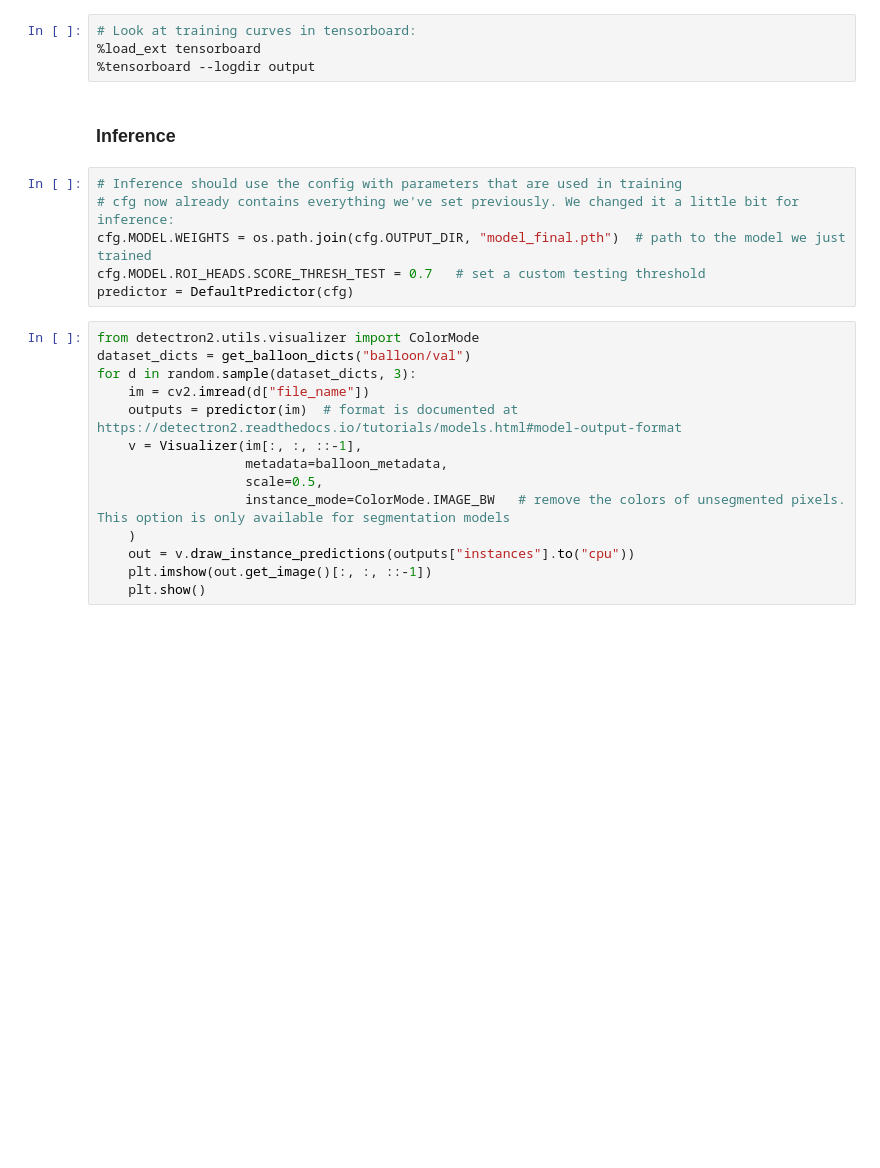
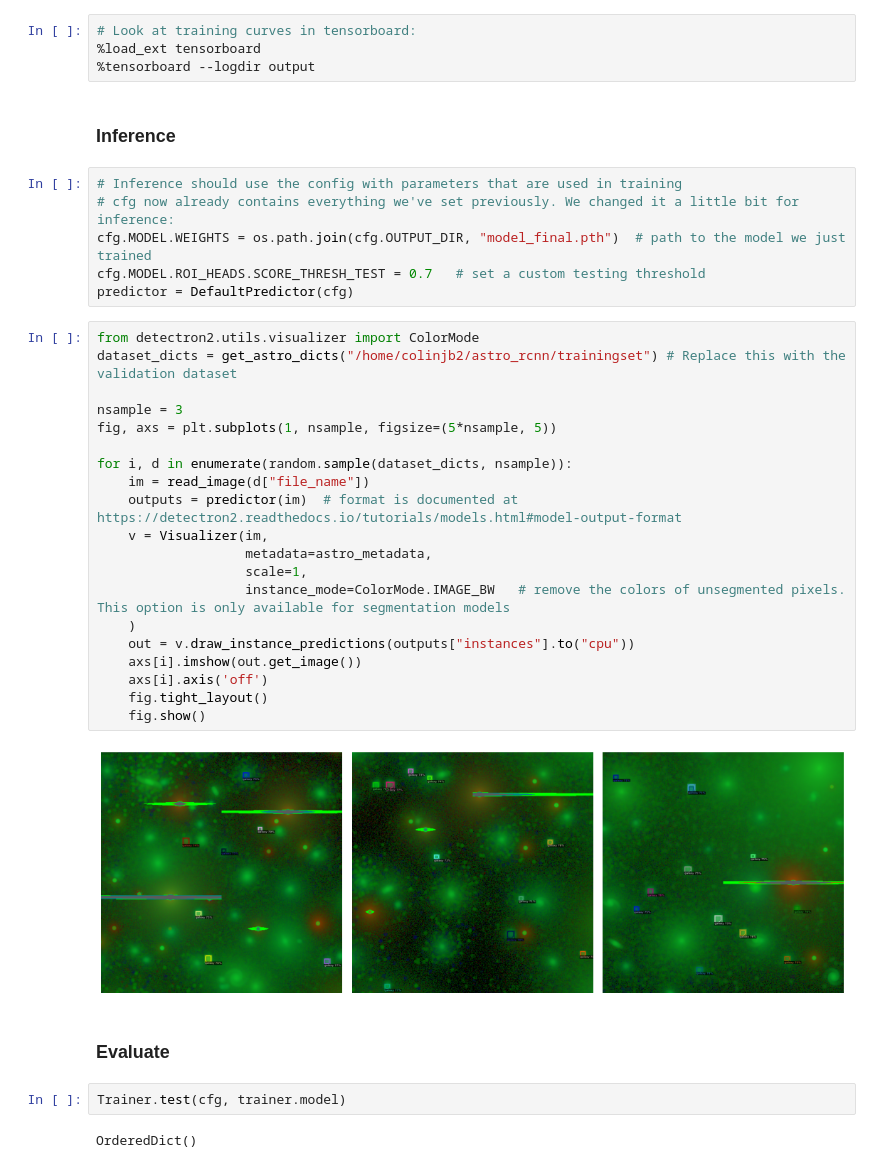
Before and after one commit to burke86/deepdisc, a Jupyter notebook: demo_decam.ipynb, the cells around one changed output. Drawn from its saved outputs; the diff is of its cells as text; blank space fills up the shorter version.

```diff
--- a/demo_decam.ipynb
+++ b/demo_decam.ipynb
@@ -280,18 +318,32 @@ cfg.MODEL.ROI_HEADS.SCORE_THRESH_TEST = 0.7   # set a custom testing threshold
 predictor = DefaultPredictor(cfg)
 # %%
 from detectron2.utils.visualizer import ColorMode
-dataset_dicts = get_balloon_dicts("balloon/val")
-for d in random.sample(dataset_dicts, 3):
-    im = cv2.imread(d["file_name"])
+dataset_dicts = get_astro_dicts("/home/colinjb2/astro_rcnn/trainingset") # Replace this with the validation dataset
+
+nsample = 3
+fig, axs = plt.subplots(1, nsample, figsize=(5*nsample, 5))
+
+for i, d in enumerate(random.sample(dataset_dicts, nsample)):
+    im = read_image(d["file_name"])
     outputs = predictor(im)  # format is documented at https://detectron2.readthedocs.io/tutorials/models.html#model-output-format
-    v = Visualizer(im[:, :, ::-1],
-                   metadata=balloon_metadata,
-                   scale=0.5,
+    v = Visualizer(im,
+                   metadata=astro_metadata,
+                   scale=1,
                    instance_mode=ColorMode.IMAGE_BW   # remove the colors of unsegmented pixels. This option is only available for segmentation models
     )
     out = v.draw_instance_predictions(outputs["instances"].to("cpu"))
-    plt.imshow(out.get_image()[:, :, ::-1])
-    plt.show()
+    axs[i].imshow(out.get_image())
+    axs[i].axis('off')
+    fig.tight_layout()
+    fig.show()
+# %% [output]
+[figure, added]
+# %% [markdown]
+### Evaluate
+# %%
+Trainer.test(cfg, trainer.model)
+# %% [output]
+OrderedDict()
 # %%
 from detectron2.evaluation import COCOEvaluator, inference_on_dataset
 from detectron2.data import build_detection_test_loader
```
Also changed, not shown: parts of 18 cells of this notebook.
